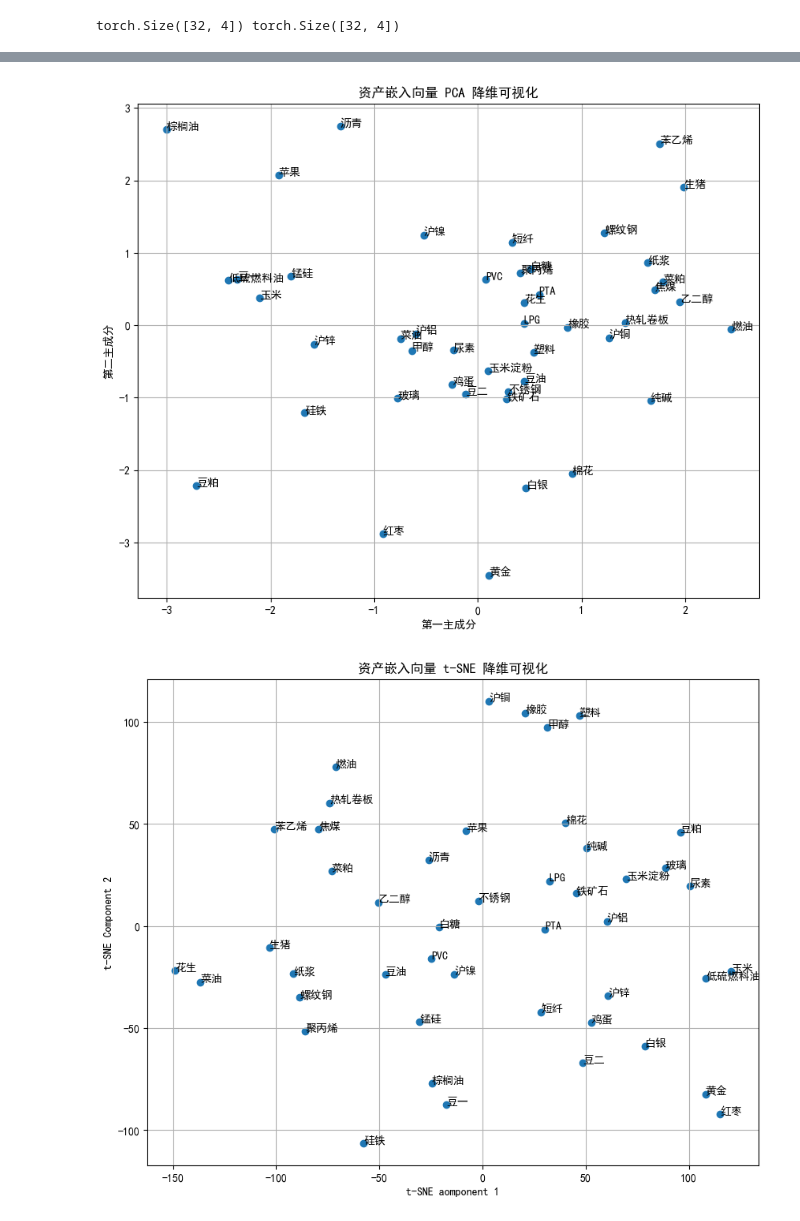
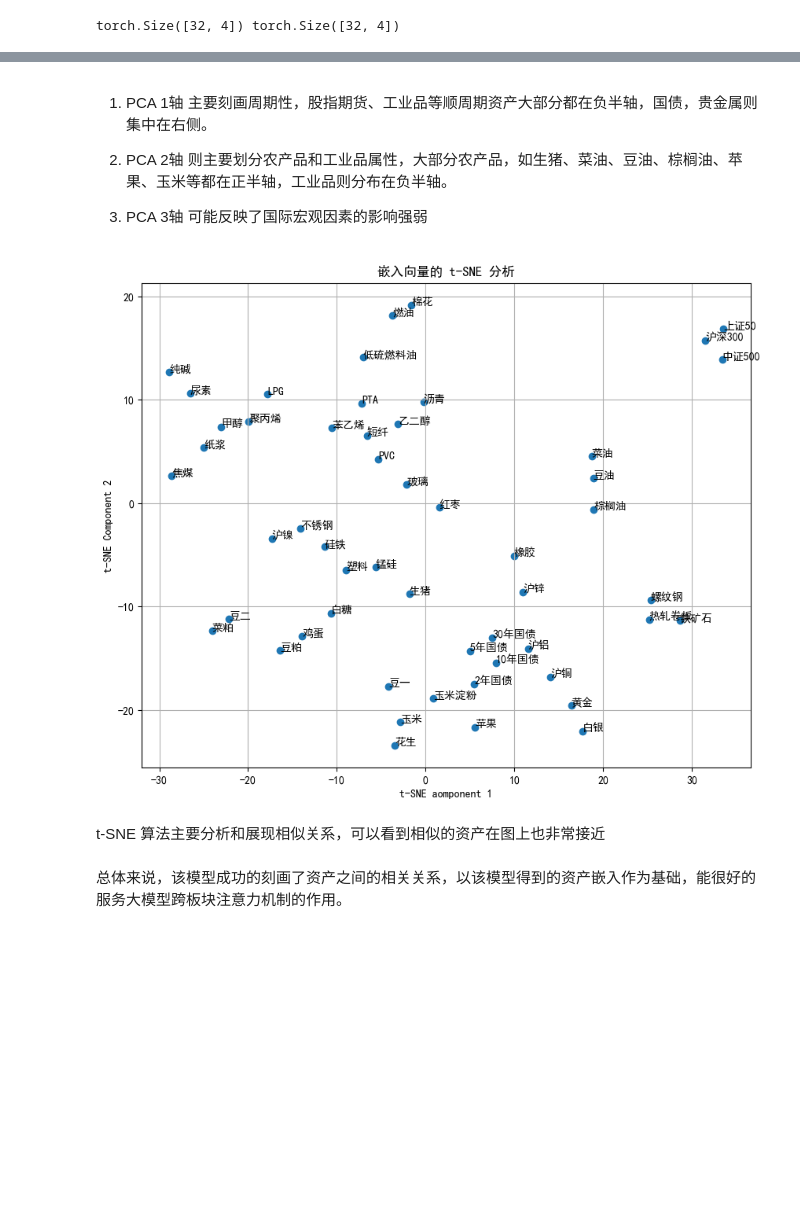
Before and after one commit to FerdinandEoverm/Index_Future_Prediction, a Jupyter notebook: Transformer model/Base_assets_embedding.ipynb, the cells around one changed output, grey strips where cells are left out. Drawn from its saved outputs; the diff is of its cells as text; code cells hidden in the pictures; blank space fills up the shorter version.

```diff
--- a/Transformer model/Base_assets_embedding.ipynb
+++ b/Transformer model/Base_assets_embedding.ipynb
@@ -152,6 +149,10 @@ assets_list = [
 ]
 # %%
 assets_names = [
+    # 股指期货
+    '上证50', '沪深300', '中证500',
+    # 国债期货
+    '2年国债', '5年国债', '10年国债', '30年国债',
     # 黑色金属
     '铁矿石', '焦煤', '螺纹钢', '热轧卷板', '不锈钢', '硅铁', '锰硅',
     # 有色金属
@@ -162,7 +163,7 @@ assets_names = [
     '燃油', '低硫燃料油', '沥青', 'LPG', 'PTA', '乙二醇', '短纤',
     '塑料', '聚丙烯', 'PVC', '苯乙烯', '甲醇', '尿素', '橡胶',
     # 农产品
-    '豆一', '豆二', '豆粕', '豆油', '菜粕', '菜油', '棕榈油', '花生',
+    '豆一', '豆二', '豆粕', '菜粕', '豆油', '菜油', '棕榈油', '花生',
     '玉米', '玉米淀粉', '棉花', '白糖', '红枣', '苹果', '纸浆',
     '鸡蛋', '生猪',
     # 建材
@@ -279,18 +394,12 @@ import matplotlib.pyplot as plt
 import pandas as pd
 from sklearn.metrics.pairwise import cosine_similarity
 
-# 2. 计算所有向量两两之间的余弦相似度
+# 画热力图
 similarity_matrix = cosine_similarity(embeddings)
-
-# 3. 使用 aeborn 的 heatmap 进行可视化
-#    为了显示更清晰，我们用 Pandas DataFrame 包装一下，并加上资产名称作为索引
 similarity_df = pd.DataFrame(similarity_matrix, index=assets_names, columns=assets_names)
 
-plt.figure(figsize=(12, 10))
-# 使用中文显示需要设置字体
-plt.rcParams['font.sans-serif'] = ['SimHei']  # 或者你系统中的任何中文字体
-plt.rcParams['axes.unicode_minus'] = False
-sns.heatmap(similarity_df, cmap='viridis', annot=False) # annot=True 可以显示数值，但资产多时会很乱
-plt.title('资产嵌入向量的余弦相似度热力图')
+plt.figure(figsize=(18, 15))
+sns.heatmap(similarity_df, cmap='viridis', annot=False)
+plt.title('Heat Map')
 plt.show()
 # %% [output]
@@ -298,42 +450,27 @@ plt.show()
+# %% [markdown]
+1. PCA 1轴 主要刻画周期性，股指期货、工业品等顺周期资产大部分都在负半轴，国债，贵金属则集中在右侧。
+
+2. PCA 2轴 则主要划分农产品和工业品属性，大部分农产品，如生猪、菜油、豆油、棕榈油、苹果、玉米等都在正半轴，工业品则分布在负半轴。
+
+3. PCA 3轴 可能反映了国际宏观因素的影响强弱
 # %%
-from sklearn.decomposition import PCA
+# tSNE分析
 from sklearn.manifold import TSNE
-
-# --- PCA 可视化 ---
-pca = PCA(n_components=2) # 降到2维
-embeddings_pca = pca.fit_transform(embeddings)
-
-plt.figure(figsize=(10, 8))
-plt.scatter(embeddings_pca[:, 0], embeddings_pca[:, 1])
-
-# 在图上为每个点添加资产名称标签
-for i, name in enumerate(assets_names):
-    plt.annotate(name, (embeddings_pca[i, 0], embeddings_pca[i, 1]))
-
-plt.title('资产嵌入向量 PCA 降维可视化')
-plt.xlabel('第一主成分')
-plt.ylabel('第二主成分')
-plt.grid(True)
-plt.show()
-
-
-# --- t-SNE 可视化 ---
-# perplexity 值通常在5-50之间，可以把它看作是每个点邻居的数量
 tsne = TSNE(n_components=2, perplexity=5, random_state=42)
 embeddings_tsne = tsne.fit_transform(embeddings)
-
 plt.figure(figsize=(10, 8))
 plt.scatter(embeddings_tsne[:, 0], embeddings_tsne[:, 1])
-
-# 在图上为每个点添加资产名称标签
 for i, name in enumerate(assets_names):
     plt.annotate(name, (embeddings_tsne[i, 0], embeddings_tsne[i, 1]))
 
-plt.title('资产嵌入向量 t-SNE 降维可视化')
+plt.title('嵌入向量的 t-SNE 分析')
 plt.xlabel('t-SNE aomponent 1')
 plt.ylabel('t-SNE Component 2')
 plt.grid(True)
 plt.show()
 # %% [output]
-[figure, old version]
+[figure, new version]
-[figure, removed]
+# %% [markdown]
+t-SNE 算法主要分析和展现相似关系，可以看到相似的资产在图上也非常接近
+# %% [markdown]
+总体来说，该模型成功的刻画了资产之间的相关关系，以该模型得到的资产嵌入作为基础，能很好的服务大模型跨板块注意力机制的作用。
```
Also changed, not shown: parts of 16 cells of this notebook, 5 other files.
